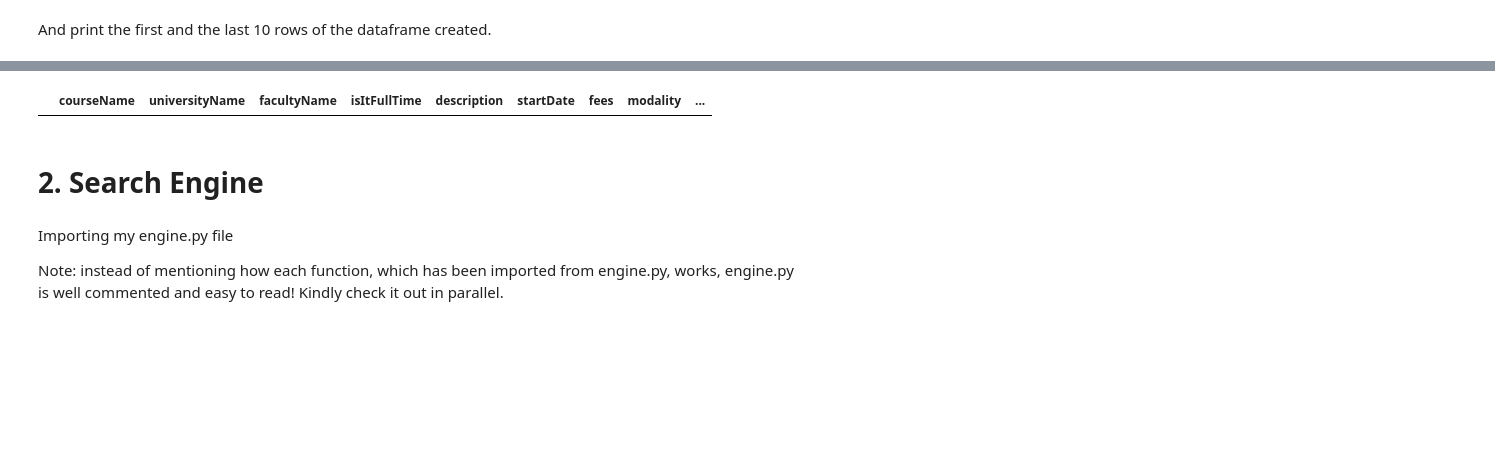
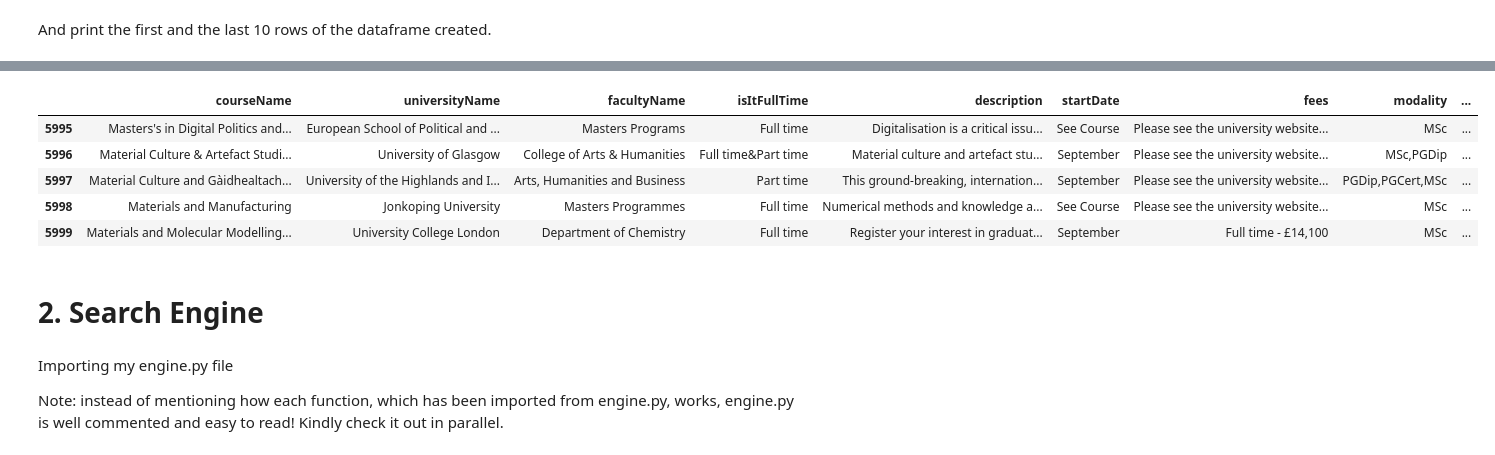
Before and after one commit to saifali03/Master-s-Degrees-from-all-over-, a Jupyter notebook: main.ipynb, the cells around one changed output, grey strips where cells are left out. Drawn from its saved outputs; the diff is of its cells as text; code cells hidden in the pictures; blank space fills up the shorter version.

```diff
--- a/main.ipynb
+++ b/main.ipynb
@@ -141,7 +141,7 @@ For every row of the dataframe we are also creating a .tsv file named as the mas
 pth = "master_programs_html" # path of the html pages
 path = 'course_links.txt'   # URLs path
 fold = 0  # change this parameter if you need to start the population process of the df not from folder 1, without losing progresses
-if not os.path.exists('files_tsv'):
+if not os.path.exists('files_tsv/course6000.tsv'):
     df = populate_df(pth, path, fold, df)
 else:
     print('Already satisfied. There are 21 corrupted links.')
@@ -162,7 +167,12 @@ df.head(10)
 # %%
-df.tail(10)
+df.tail(5)
 # %% [output]
 |  | courseName | universityName | facultyName | isItFullTime | description | startDate | fees | modality | ... |
+| 5995 | Masters's in Digital Politics and... | European School of Political and ... | Masters Programs | Full time | Digitalisation is a critical issu... | See Course | Please see the university website... | MSc | ... |
+| 5996 | Material Culture & Artefact Studi... | University of Glasgow | College of Arts & Humanities | Full time&Part time | Material culture and artefact stu... | September | Please see the university website... | MSc,PGDip | ... |
+| 5997 | Material Culture and Gàidhealtach... | University of the Highlands and I... | Arts, Humanities and Business | Part time | This ground-breaking, internation... | September | Please see the university website... | PGDip,PGCert,MSc | ... |
+| 5998 | Materials and Manufacturing | Jonkoping University | Masters Programmes | Full time | Numerical methods and knowledge a... | See Course | Please see the university website... | MSc | ... |
+| 5999 | Materials and Molecular Modelling... | University College London | Department of Chemistry | Full time | Register your interest in graduat... | September | Full time - £14,100 | MSc | ... |
 # %% [markdown]
 # 2. Search Engine
 # %% [markdown]
```
Also changed, not shown: parts of 28 cells of this notebook, 1 other file.
